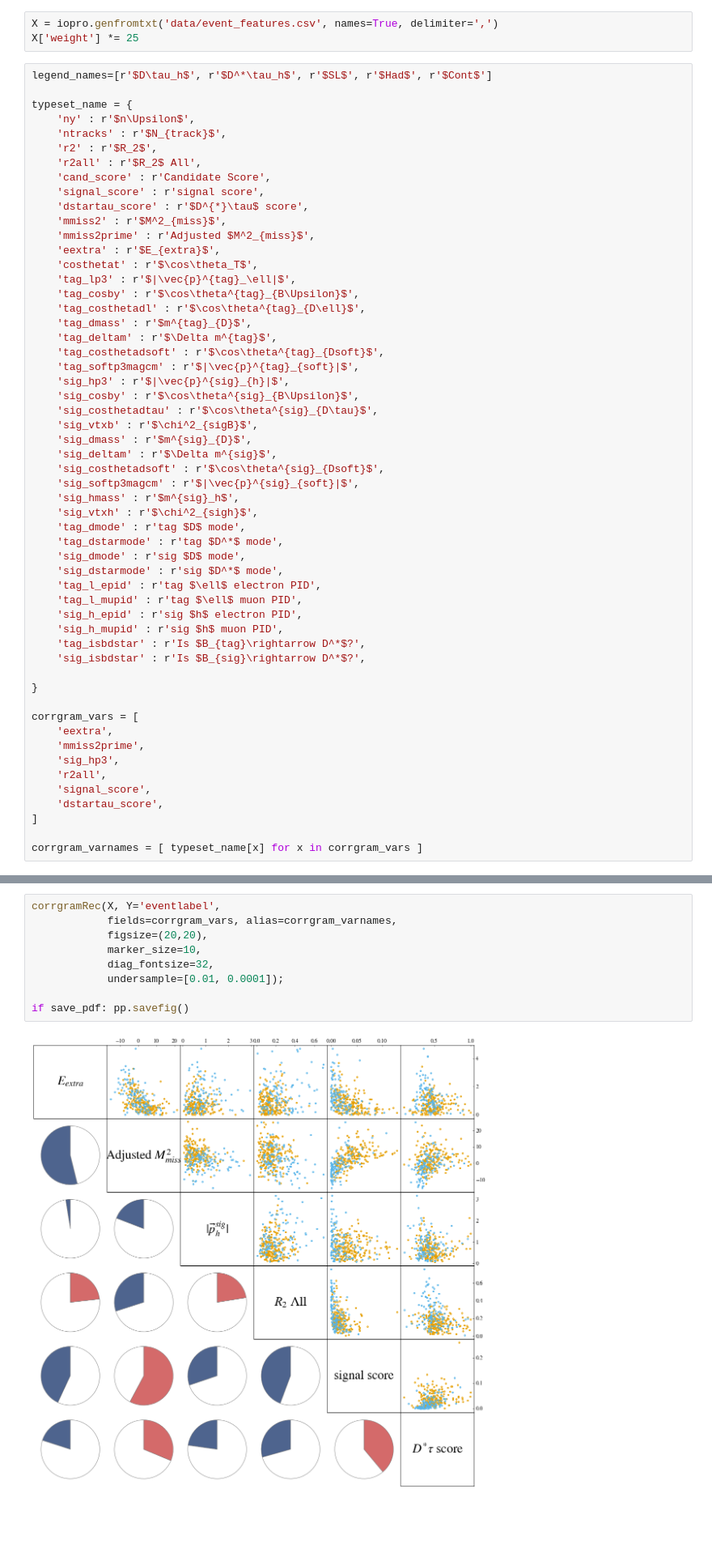
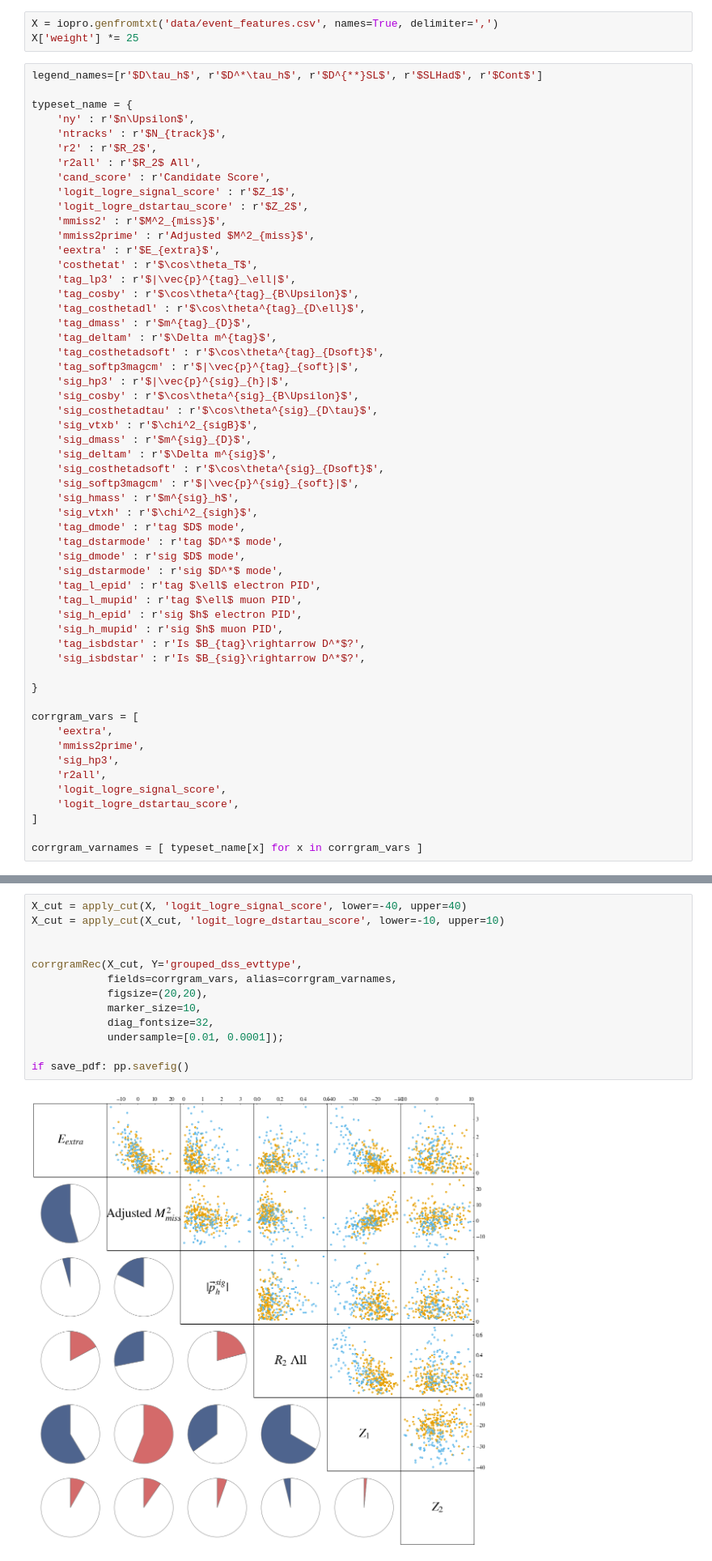
Before and after one commit to jkim-/bdtaunu_feature_exploration, a Jupyter notebook: proposed_sidebands.ipynb, the cells around one changed output, grey strips where cells are left out. Shown at 81% size. Drawn from its saved outputs; the diff is of its cells as text; blank space fills up the shorter version.

```diff
--- a/proposed_sidebands.ipynb
+++ b/proposed_sidebands.ipynb
@@ -19,7 +19,7 @@ if save_pdf: pp = PdfPages(pdf_fname)
 X = iopro.genfromtxt('data/event_features.csv', names=True, delimiter=',')
 X['weight'] *= 25
 # %%
-legend_names=[r'$D\tau_h$', r'$D^*\tau_h$', r'$SL$', r'$Had$', r'$Cont$']
+legend_names=[r'$D\tau_h$', r'$D^*\tau_h$', r'$D^{**}SL$', r'$SLHad$', r'$Cont$']
 
 typeset_name = {
     'ny' : r'$n\Upsilon$',
@@ -27,8 +27,8 @@ typeset_name = {
     'r2' : r'$R_2$',
     'r2all' : r'$R_2$ All',
     'cand_score' : r'Candidate Score',
-    'signal_score' : r'signal score',
-    'dstartau_score' : r'$D^{*}\tau$ score',
+    'logit_logre_signal_score' : r'$Z_1$',
+    'logit_logre_dstartau_score' : r'$Z_2$',
     'mmiss2' : r'$M^2_{miss}$',
     'mmiss2prime' : r'Adjusted $M^2_{miss}$',
     'eextra' : r'$E_{extra}$',
@@ -68,8 +68,8 @@ corrgram_vars = [
     'mmiss2prime',
     'sig_hp3',
     'r2all',
-    'signal_score',
-    'dstartau_score',
+    'logit_logre_signal_score',
+    'logit_logre_dstartau_score',
 ]
 
 corrgram_varnames = [ typeset_name[x] for x in corrgram_vars ]
@@ -183,14 +183,18 @@ def group_mc_evttype(X):
 group_mc_evttype(X)
 # %%
-corrgramRec(X, Y='eventlabel',
+X_cut = apply_cut(X, 'logit_logre_signal_score', lower=-40, upper=40)
+X_cut = apply_cut(X_cut, 'logit_logre_dstartau_score', lower=-10, upper=10)
+
+
+corrgramRec(X_cut, Y='grouped_dss_evttype',
             fields=corrgram_vars, alias=corrgram_varnames,
             figsize=(20,20),
             marker_size=10,
             diag_fontsize=32,
             undersample=[0.01, 0.0001]);
 
 if save_pdf: pp.savefig()
 # %% [output]
-[figure, old version]
+[figure, new version]
 # %%
 if save_pdf: pp.close()
```
Also changed, not shown: parts of 5 cells of this notebook, 2 other files.
